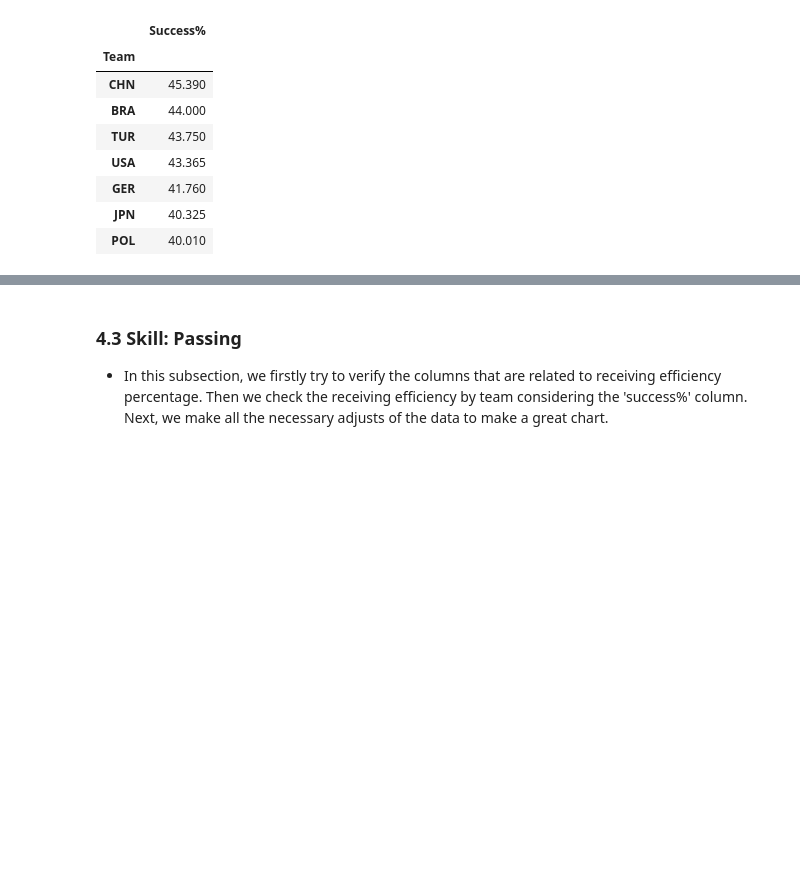
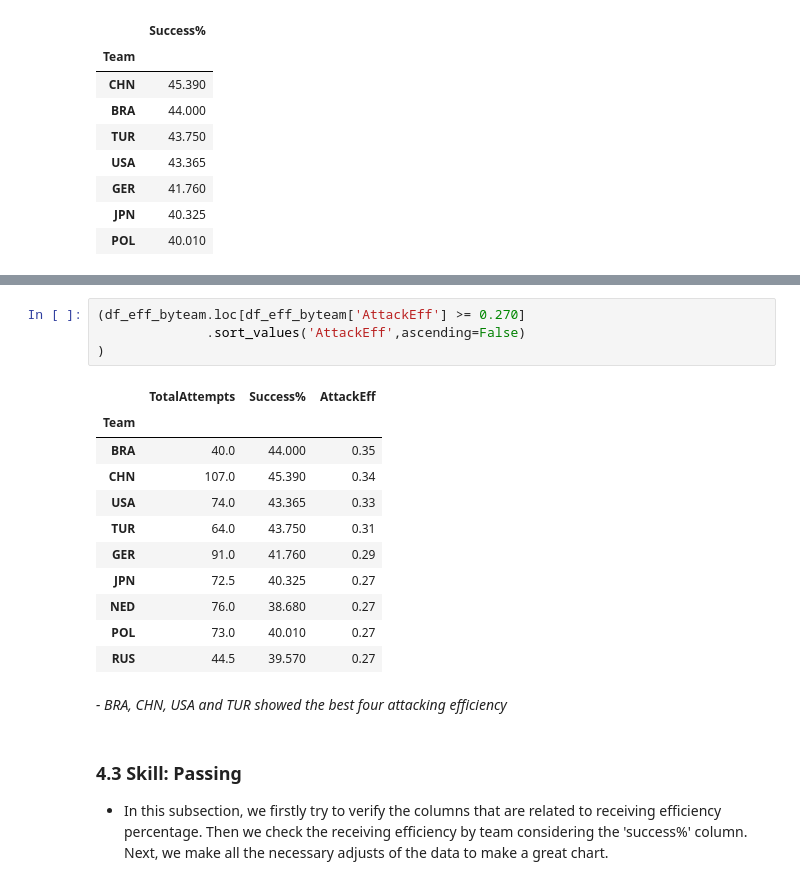
Before and after one commit to ThaisGabriele/DataAnalysisProjects, a Jupyter notebook: Analysing_VNL2021/vnl2021.ipynb, the cells around one changed output, grey strips where cells are left out. Cells and saved outputs as stored; diff of their text form; blank space fills up the shorter version.

```diff
--- a/Analysing_VNL2021/vnl2021.ipynb
+++ b/Analysing_VNL2021/vnl2021.ipynb
@@ -454,3 +536,21 @@ attack_median = attack_success.groupby('Team').median()
+# %%
+(df_eff_byteam.loc[df_eff_byteam['AttackEff'] >= 0.270]
+              .sort_values('AttackEff',ascending=False)
+)
+# %% [output]
+|  | TotalAttempts | Success% | AttackEff |
+| Team |  |  |  |
+| BRA | 40.0 | 44.000 | 0.35 |
+| CHN | 107.0 | 45.390 | 0.34 |
+| USA | 74.0 | 43.365 | 0.33 |
+| TUR | 64.0 | 43.750 | 0.31 |
+| GER | 91.0 | 41.760 | 0.29 |
+| JPN | 72.5 | 40.325 | 0.27 |
+| NED | 76.0 | 38.680 | 0.27 |
+| POL | 73.0 | 40.010 | 0.27 |
+| RUS | 44.5 | 39.570 | 0.27 |
+# %% [markdown]
+*- BRA, CHN, USA and TUR showed the best four attacking efficiency*
 # %% [markdown]
 ### 4.3 Skill: Passing
 * In this subsection, we firstly try to verify the columns that are related to receiving efficiency percentage. Then we check the receiving efficiency by team considering the 'success%' column. Next, we make all the necessary adjusts of the data to make a great chart.
```
Also changed, not shown: parts of 18 cells of this notebook.
